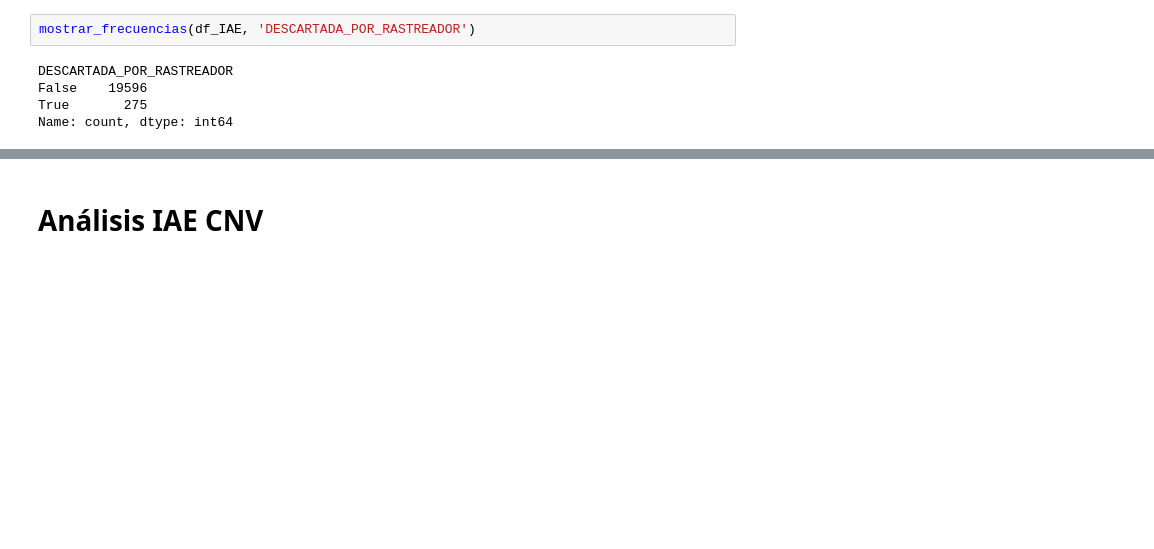
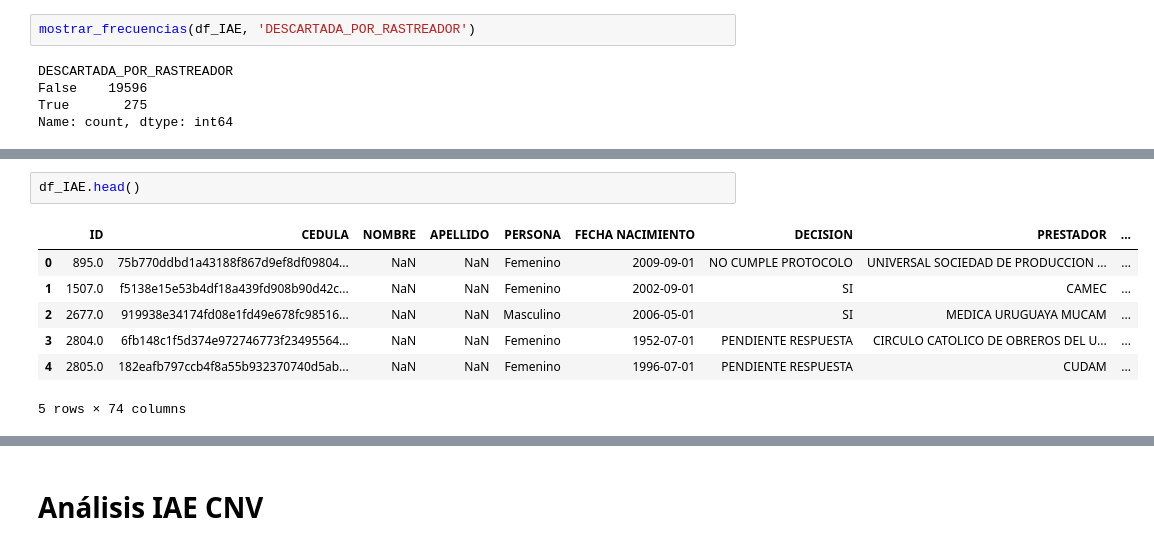
Before and after one commit to GuillermoCarbajal/Solucionadores, a Jupyter notebook: IAE_preprocesamiento_v2.ipynb, the cells around one changed output, grey strips where cells are left out. Cells and saved outputs as stored; diff of their text form; blank space fills up the shorter version.

```diff
--- a/IAE_preprocesamiento_v2.ipynb
+++ b/IAE_preprocesamiento_v2.ipynb
@@ -1506,0 +1523,10 @@ Se eliminaron  0 intentos
+# %%
+df_IAE.head()
+# %% [output]
+|  | ID | CEDULA | NOMBRE | APELLIDO | PERSONA | FECHA NACIMIENTO | DECISION | PRESTADOR | ... |
+| 0 | 895.0 | 75b770ddbd1a43188f867d9ef8df09804... | NaN | NaN | Femenino | 2009-09-01 | NO CUMPLE PROTOCOLO | UNIVERSAL SOCIEDAD DE PRODUCCION ... | ... |
+| 1 | 1507.0 | f5138e15e53b4df18a439fd908b90d42c... | NaN | NaN | Femenino | 2002-09-01 | SI | CAMEC | ... |
+| 2 | 2677.0 | 919938e34174fd08e1fd49e678fc98516... | NaN | NaN | Masculino | 2006-05-01 | SI | MEDICA URUGUAYA MUCAM | ... |
+| 3 | 2804.0 | 6fb148c1f5d374e972746773f23495564... | NaN | NaN | Femenino | 1952-07-01 | PENDIENTE RESPUESTA | CIRCULO CATOLICO DE OBREROS DEL U... | ... |
+| 4 | 2805.0 | 182eafb797ccb4f8a55b932370740d5ab... | NaN | NaN | Femenino | 1996-07-01 | PENDIENTE RESPUESTA | CUDAM | ... |
+5 rows × 74 columns
```
Also changed, not shown: parts of 26 cells of this notebook, 7 other files.
